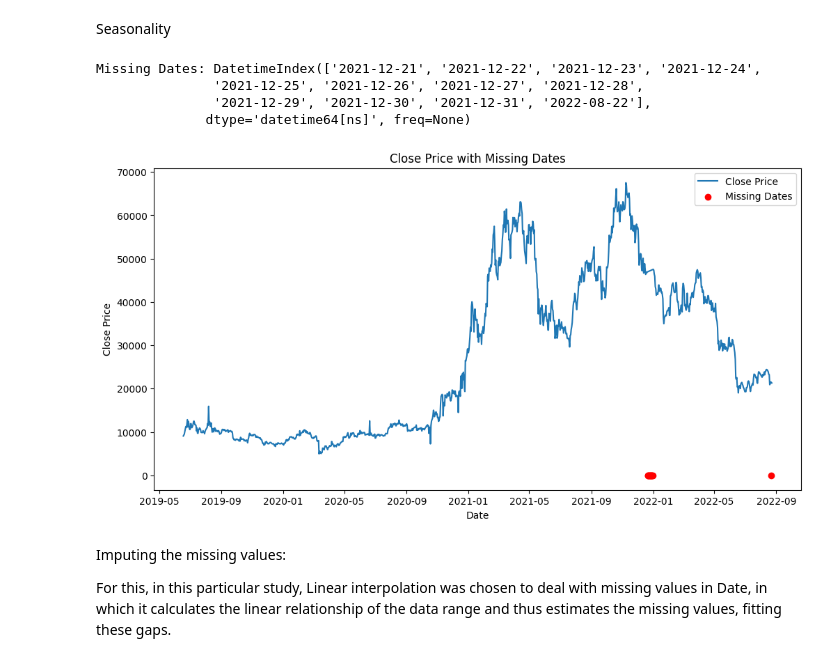
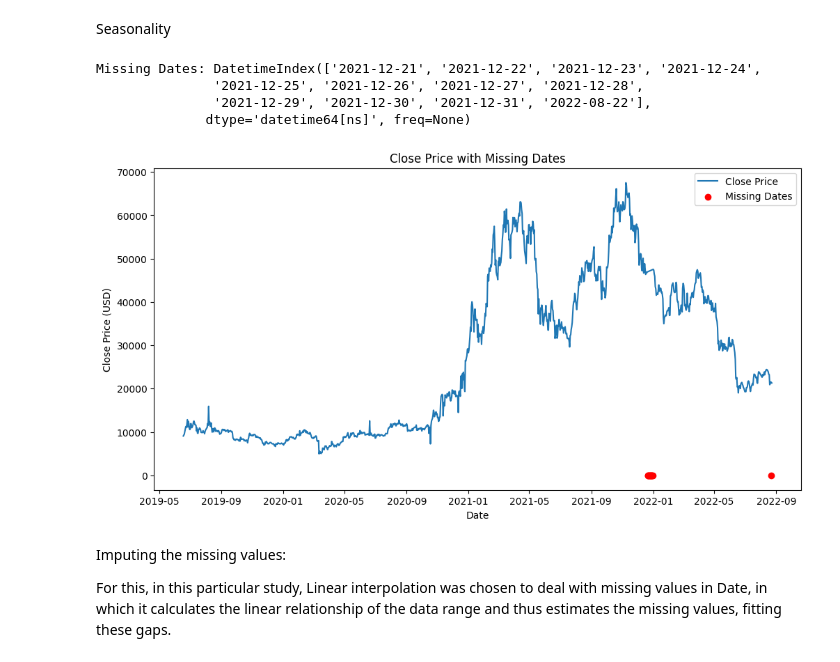
Before and after one commit to CleliaCaetano/Predicting-Cryptocurrency-Prices, a Jupyter notebook: Predicting_Cryptocurrency_Prices.ipynb, the cells around one changed output. Cells and saved outputs as stored; diff of their text form; code cells hidden in the pictures.

```diff
--- a/Predicting_Cryptocurrency_Prices.ipynb
+++ b/Predicting_Cryptocurrency_Prices.ipynb
@@ -116,29 +125,29 @@ Seasonality
 # %%
 # Generate the full range of dates from the start to the end of the dataset
 full_date_range = pd.date_range(start=df.index.min(), end=df.index.max(), freq='D')
 
 # Identify missing dates by comparing the full range with the actual data's index
 missing_dates = full_date_range.difference(df.index)
 
 # Plot the missing dates (if any)
 if len(missing_dates) > 0:
     print(f"Missing Dates: {missing_dates}")
     plt.figure(figsize=(12, 6))
     plt.plot(df.index, df['Close'], label='Close Price')
     plt.scatter(missing_dates, [0] * len(missing_dates), color='red', label='Missing Dates')
     plt.title('Close Price with Missing Dates')
     plt.xlabel('Date')
-    plt.ylabel('Close Price')
+    plt.ylabel('Close Price (USD)')
     plt.legend()
     plt.show()
 else:
     print("No missing dates found in the 'Date' index.")
 # %% [output]
 Missing Dates: DatetimeIndex(['2021-12-21', '2021-12-22', '2021-12-23', '2021-12-24',
                '2021-12-25', '2021-12-26', '2021-12-27', '2021-12-28',
                '2021-12-29', '2021-12-30', '2021-12-31', '2022-08-22'],
               dtype='datetime64[ns]', freq=None)
-[figure, old version]
+[figure, new version]
 # %% [markdown]
 Imputing the missing values:
 
```
Also changed, not shown: parts of 27 cells of this notebook.
